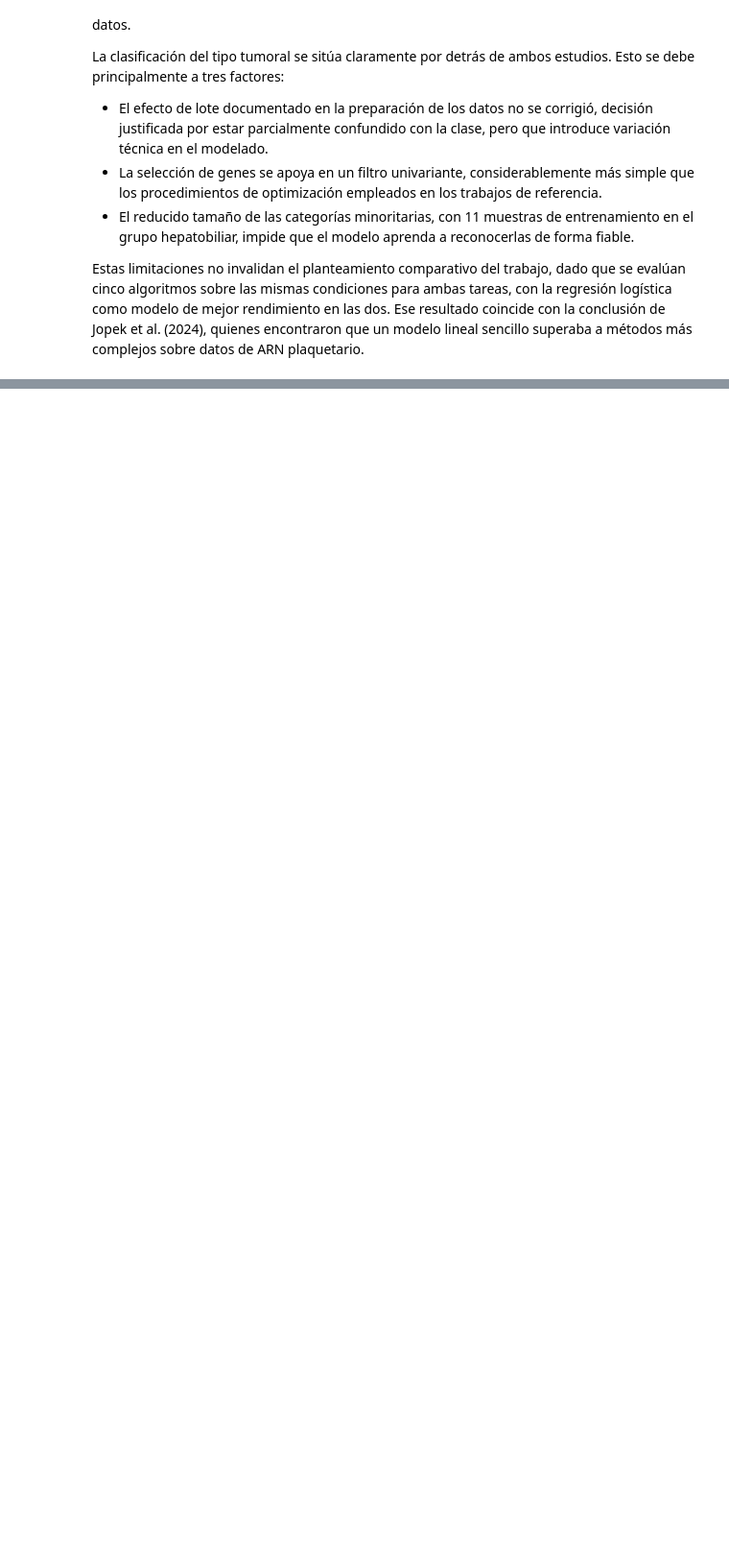
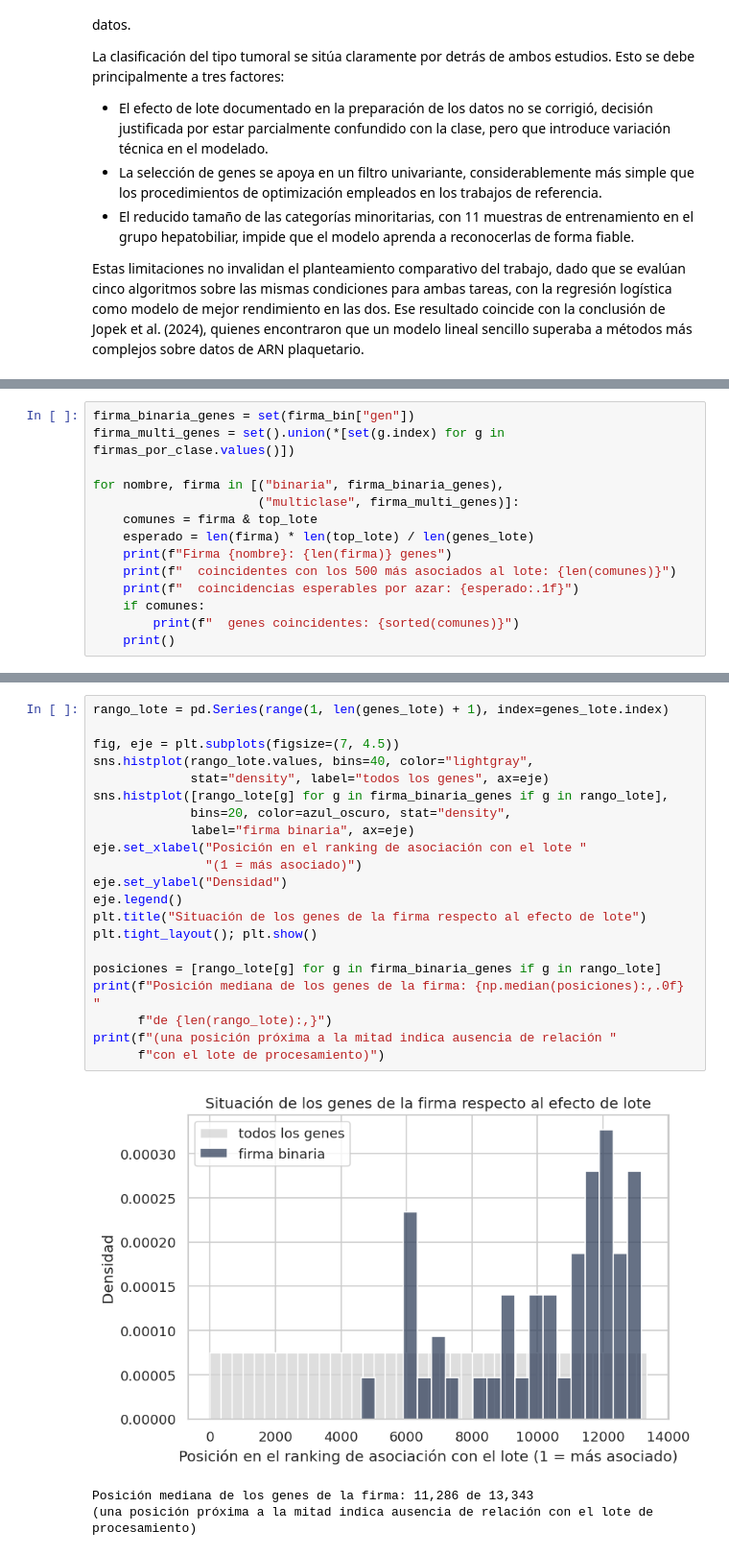
Before and after one commit to LLMariaJoseLL/tfm-biopsia-liquida-plaquetas, a Jupyter notebook: Código_del_TFM.ipynb, the cells around one changed output, grey strips where cells are left out. Shown at 96% size. Drawn from its saved outputs; the diff is of its cells as text; blank space fills up the shorter version.

```diff
--- a/Código_del_TFM.ipynb
+++ b/Código_del_TFM.ipynb
@@ -2970,0 +3324,14 @@ Estas limitaciones no invalidan el planteamiento comparativo del trabajo, dado q
+# %%
+firma_binaria_genes = set(firma_bin["gen"])
+firma_multi_genes = set().union(*[set(g.index) for g in firmas_por_clase.values()])
+
+for nombre, firma in [("binaria", firma_binaria_genes),
+                      ("multiclase", firma_multi_genes)]:
+    comunes = firma & top_lote
+    esperado = len(firma) * len(top_lote) / len(genes_lote)
+    print(f"Firma {nombre}: {len(firma)} genes")
+    print(f"  coincidentes con los 500 más asociados al lote: {len(comunes)}")
+    print(f"  coincidencias esperables por azar: {esperado:.1f}")
+    if comunes:
+        print(f"  genes coincidentes: {sorted(comunes)}")
+    print()
@@ -2970,0 +3349,25 @@ Estas limitaciones no invalidan el planteamiento comparativo del trabajo, dado q
+# %%
+rango_lote = pd.Series(range(1, len(genes_lote) + 1), index=genes_lote.index)
+
+fig, eje = plt.subplots(figsize=(7, 4.5))
+sns.histplot(rango_lote.values, bins=40, color="lightgray",
+             stat="density", label="todos los genes", ax=eje)
+sns.histplot([rango_lote[g] for g in firma_binaria_genes if g in rango_lote],
+             bins=20, color=azul_oscuro, stat="density",
+             label="firma binaria", ax=eje)
+eje.set_xlabel("Posición en el ranking de asociación con el lote "
+               "(1 = más asociado)")
+eje.set_ylabel("Densidad")
+eje.legend()
+plt.title("Situación de los genes de la firma respecto al efecto de lote")
+plt.tight_layout(); plt.show()
+
+posiciones = [rango_lote[g] for g in firma_binaria_genes if g in rango_lote]
+print(f"Posición mediana de los genes de la firma: {np.median(posiciones):,.0f} "
+      f"de {len(rango_lote):,}")
+print(f"(una posición próxima a la mitad indica ausencia de relación "
+      f"con el lote de procesamiento)")
+# %% [output]
+[figure, added]
+Posición mediana de los genes de la firma: 11,286 de 13,343
+(una posición próxima a la mitad indica ausencia de relación con el lote de procesamiento)
```
Also changed, not shown: parts of 30 cells of this notebook.
